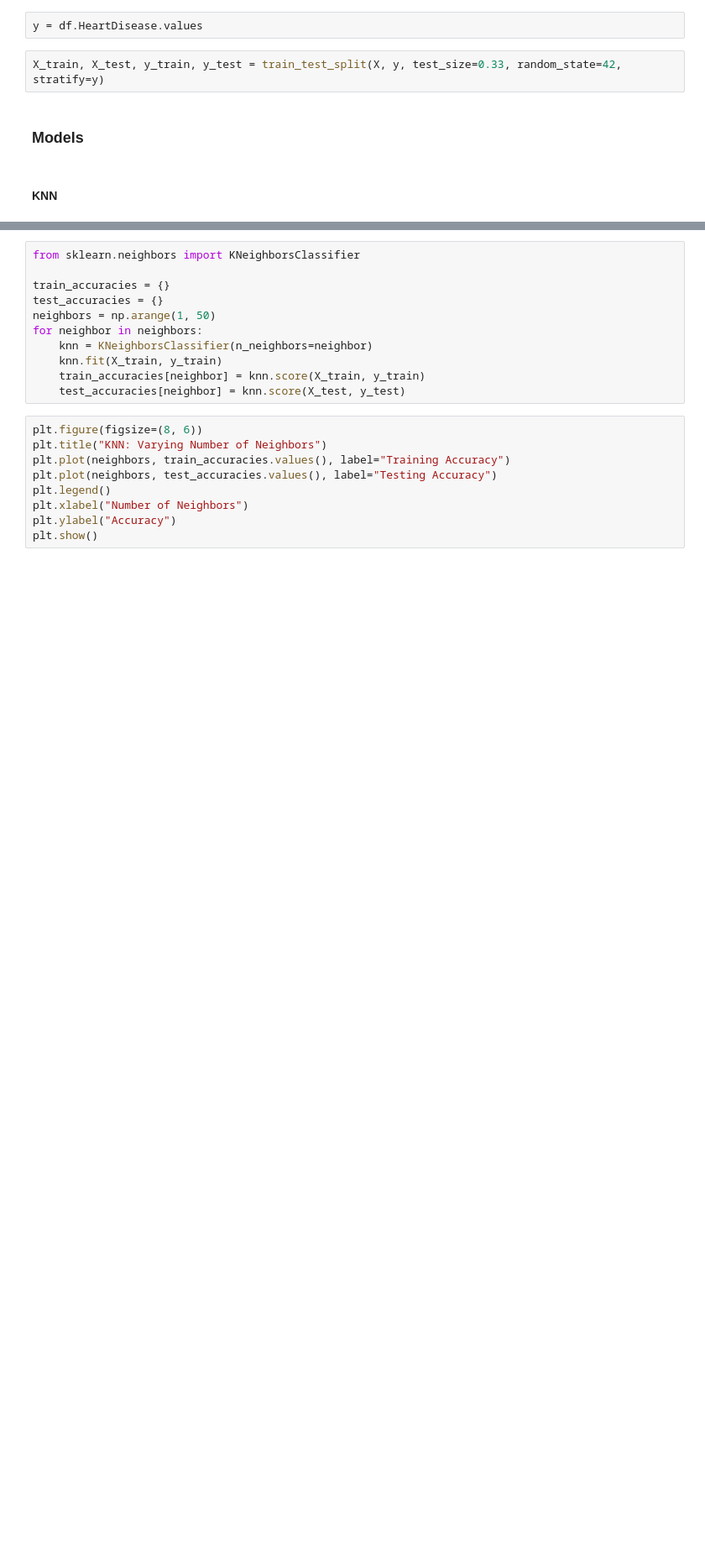
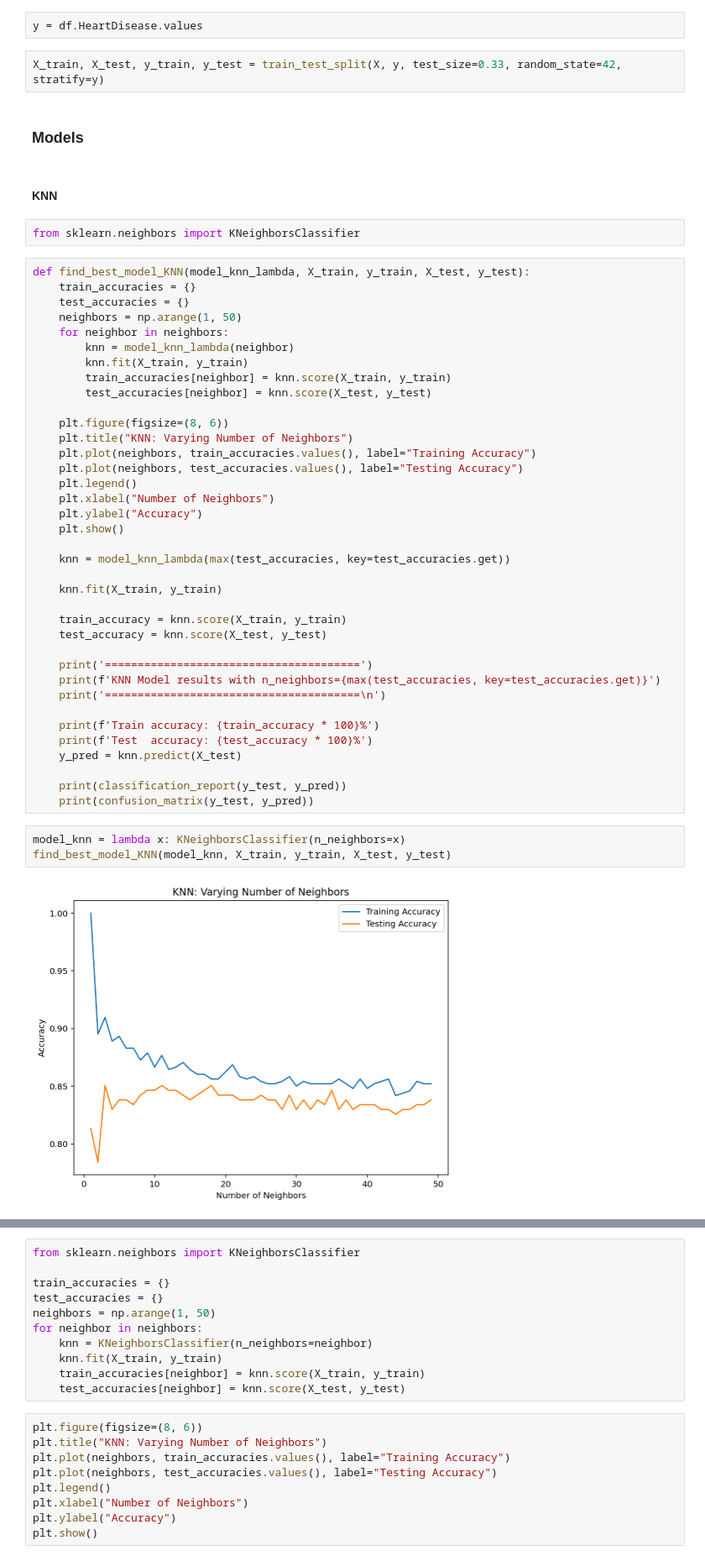
Before and after one commit to yxyfer/PTML_Project, a Jupyter notebook: src/heart_failure_prediction_supervised.ipynb, the cells around one changed output, grey strips where cells are left out. Shown at 84% size. Saved outputs shown, nothing was run; the diff lists cells and outputs as text; blank space fills up the shorter version.

Commit message:
(refatco) models

```diff
--- a/src/heart_failure_prediction_supervised.ipynb
+++ b/src/heart_failure_prediction_supervised.ipynb
@@ -278,3 +278,47 @@ X_train, X_test, y_train, y_test = train_test_split(X, y, test_size=0.33, random
 ### Models
 # %% [markdown]
 #### KNN
+# %%
+from sklearn.neighbors import KNeighborsClassifier
+# %%
+def find_best_model_KNN(model_knn_lambda, X_train, y_train, X_test, y_test):
+    train_accuracies = {}
+    test_accuracies = {}
+    neighbors = np.arange(1, 50)
+    for neighbor in neighbors:
+        knn = model_knn_lambda(neighbor)
+        knn.fit(X_train, y_train)
+        train_accuracies[neighbor] = knn.score(X_train, y_train)
+        test_accuracies[neighbor] = knn.score(X_test, y_test)
+
+    plt.figure(figsize=(8, 6))
+    plt.title("KNN: Varying Number of Neighbors")
+    plt.plot(neighbors, train_accuracies.values(), label="Training Accuracy")
+    plt.plot(neighbors, test_accuracies.values(), label="Testing Accuracy")
+    plt.legend()
+    plt.xlabel("Number of Neighbors")
+    plt.ylabel("Accuracy")
+    plt.show()
+
+    knn = model_knn_lambda(max(test_accuracies, key=test_accuracies.get))
+
+    knn.fit(X_train, y_train)
+
+    train_accuracy = knn.score(X_train, y_train)
+    test_accuracy = knn.score(X_test, y_test)
+
+    print('=======================================')
+    print(f'KNN Model results with n_neighbors={max(test_accuracies, key=test_accuracies.get)}')
+    print('=======================================\n')
+
+    print(f'Train accuracy: {train_accuracy * 100}%')
+    print(f'Test  accuracy: {test_accuracy * 100}%')
+    y_pred = knn.predict(X_test)
+
+    print(classification_report(y_test, y_pred))
+    print(confusion_matrix(y_test, y_pred))
+# %%
+model_knn = lambda x: KNeighborsClassifier(n_neighbors=x)
+find_best_model_KNN(model_knn, X_train, y_train, X_test, y_test)
+# %% [output]
+[figure, added]
```
Also changed, not shown: parts of 37 cells of this notebook.
